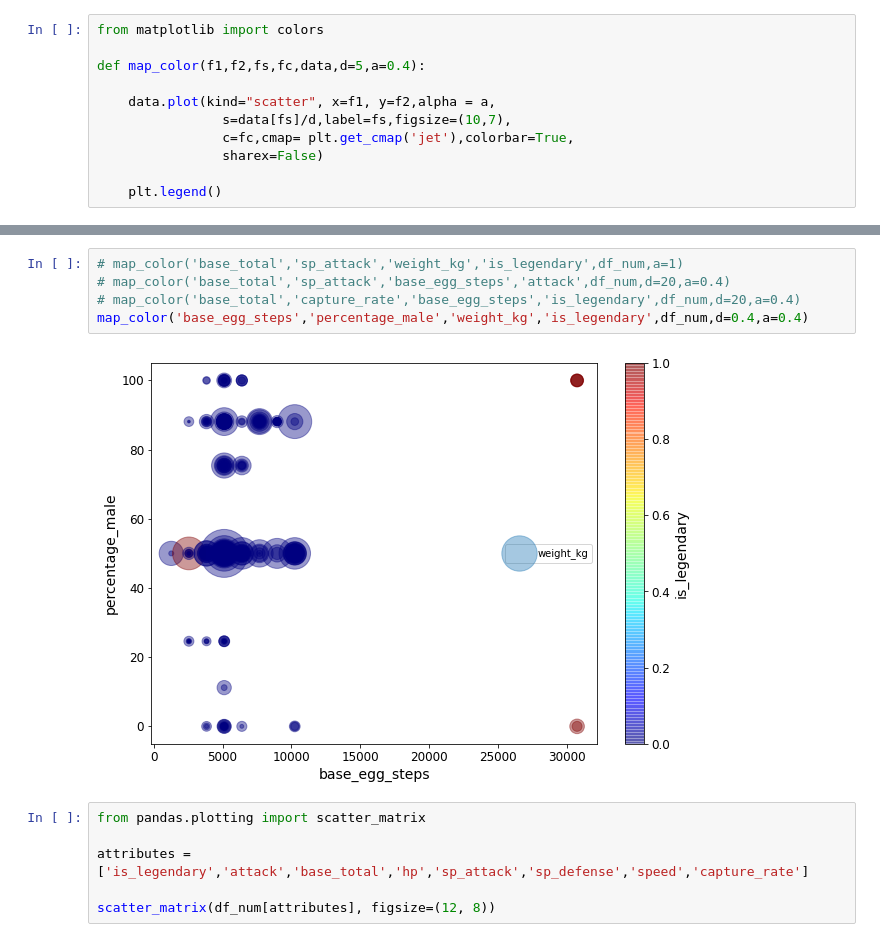
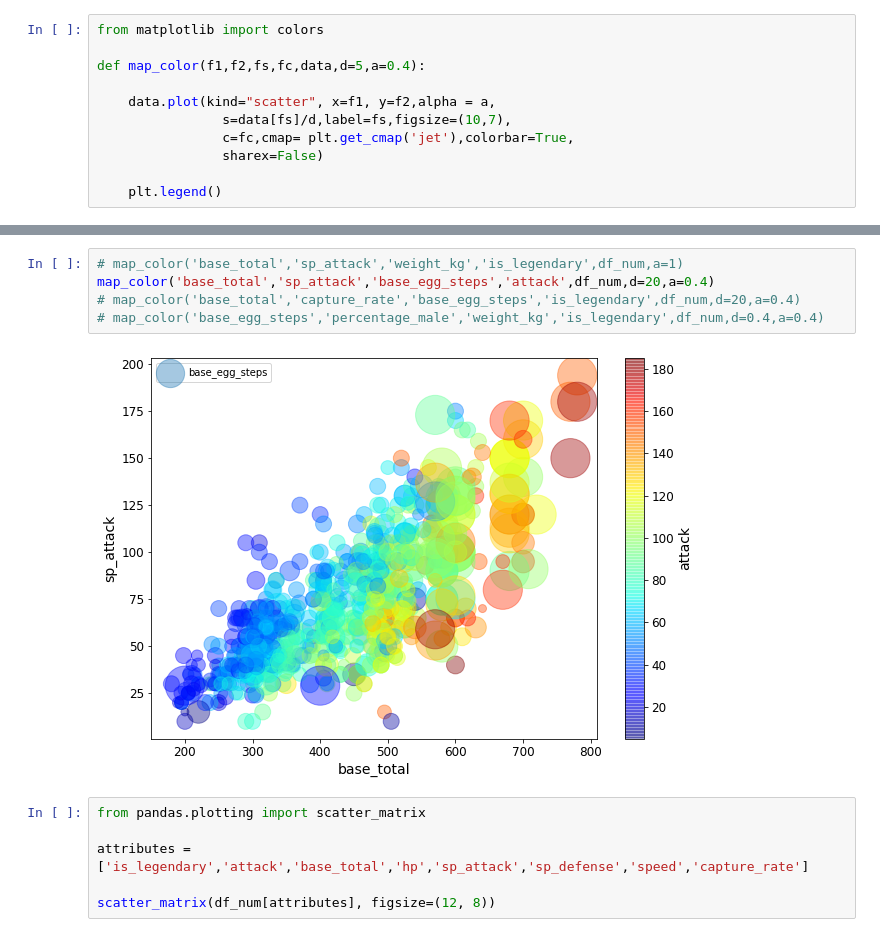
Before and after one commit to alans123s/Pokemon_Data_Analysis, a Jupyter notebook: Desafio3.ipynb, the cells around one changed output, grey strips where cells are left out. Drawn from its saved outputs; the diff is of its cells as text.

```diff
--- a/Desafio3.ipynb
+++ b/Desafio3.ipynb
@@ -553,10 +552,10 @@ Name: percentage_male, dtype: float64
 # %%
 # map_color('base_total','sp_attack','weight_kg','is_legendary',df_num,a=1)
-# map_color('base_total','sp_attack','base_egg_steps','attack',df_num,d=20,a=0.4)
+map_color('base_total','sp_attack','base_egg_steps','attack',df_num,d=20,a=0.4)
 # map_color('base_total','capture_rate','base_egg_steps','is_legendary',df_num,d=20,a=0.4)
-map_color('base_egg_steps','percentage_male','weight_kg','is_legendary',df_num,d=0.4,a=0.4)
+# map_color('base_egg_steps','percentage_male','weight_kg','is_legendary',df_num,d=0.4,a=0.4)
 # %% [output]
-[figure, old version]
+[figure, new version]
 # %%
 from pandas.plotting import scatter_matrix
 
```
Also changed, not shown: parts of 48 cells of this notebook.
